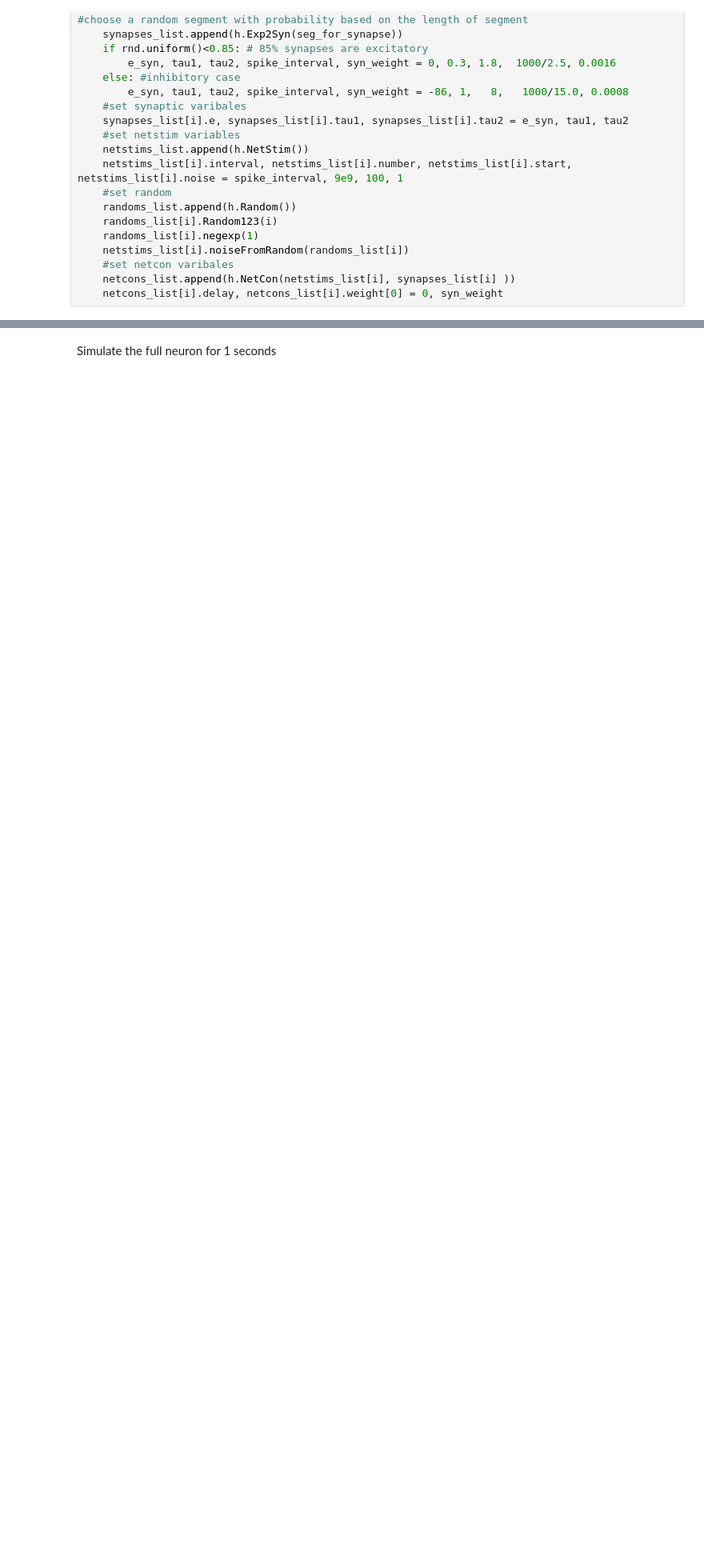
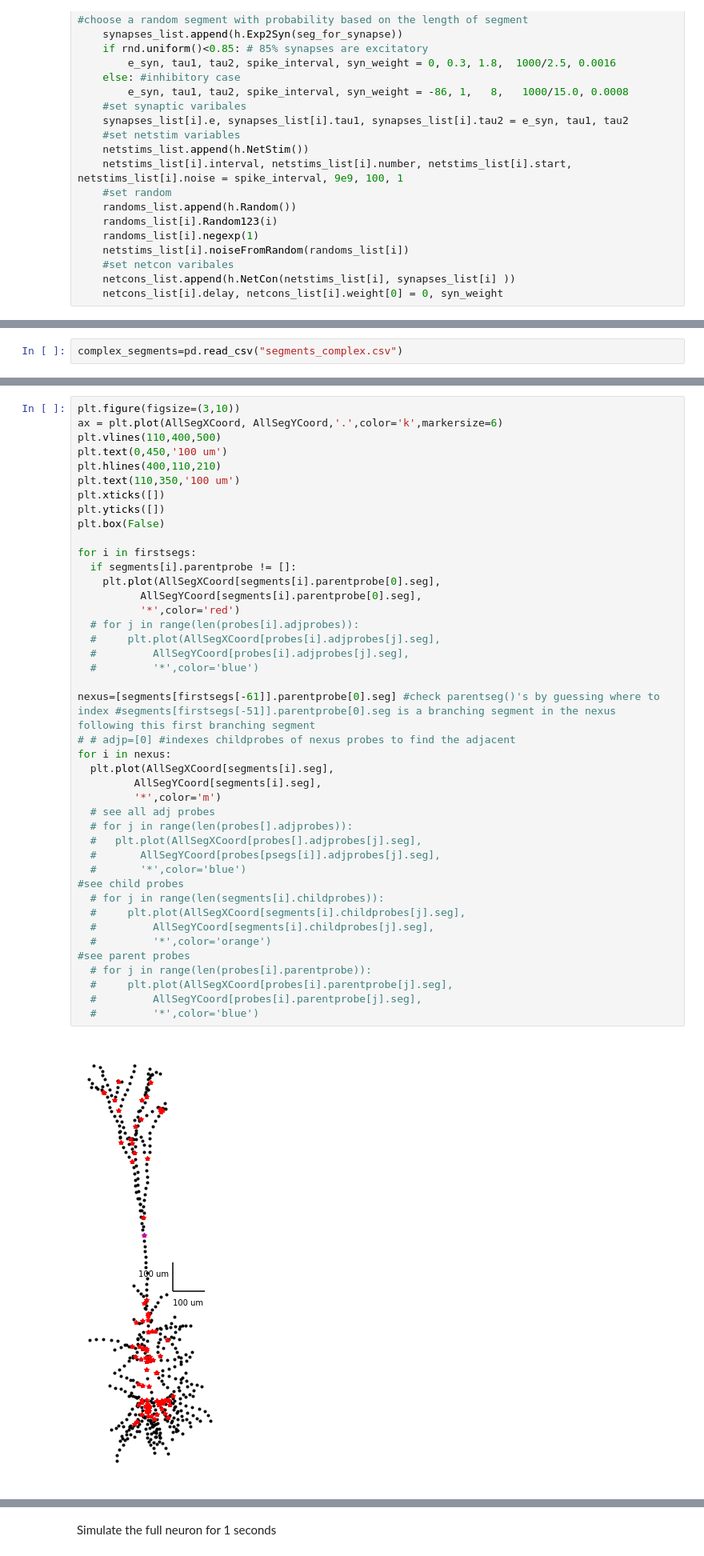
Before and after one commit to davidfague/Stylized-ReducedOrder-L5-Model, a Jupyter notebook: Create_NR_Geometry.ipynb, the cells around one changed output, grey strips where cells are left out. Shown at 80% size. Saved outputs shown, nothing was run; the diff lists cells and outputs as text; blank space fills up the shorter version.

```diff
--- a/Create_NR_Geometry.ipynb
+++ b/Create_NR_Geometry.ipynb
@@ -99,0 +592,2 @@ L5PCtemplate[0].dend[82](0.0714286)
+# %%
+complex_segments=pd.read_csv("segments_complex.csv")
@@ -99,0 +690,44 @@ L5PCtemplate[0].dend[82](0.0714286)
+# %%
+plt.figure(figsize=(3,10))
+ax = plt.plot(AllSegXCoord, AllSegYCoord,'.',color='k',markersize=6)
+plt.vlines(110,400,500)
+plt.text(0,450,'100 um')
+plt.hlines(400,110,210)
+plt.text(110,350,'100 um')
+plt.xticks([])
+plt.yticks([])
+plt.box(False)
+
+for i in firstsegs:
+  if segments[i].parentprobe != []:
+    plt.plot(AllSegXCoord[segments[i].parentprobe[0].seg],
+          AllSegYCoord[segments[i].parentprobe[0].seg],
+          '*',color='red')
+  # for j in range(len(probes[i].adjprobes)):
+  #     plt.plot(AllSegXCoord[probes[i].adjprobes[j].seg],
+  #         AllSegYCoord[probes[i].adjprobes[j].seg],
+  #         '*',color='blue')
+
+nexus=[segments[firstsegs[-61]].parentprobe[0].seg] #check parentseg()'s by guessing where to index #segments[firstsegs[-51]].parentprobe[0].seg is a branching segment in the nexus following this first branching segment
+# # adjp=[0] #indexes childprobes of nexus probes to find the adjacent
+for i in nexus:
+  plt.plot(AllSegXCoord[segments[i].seg],
+         AllSegYCoord[segments[i].seg],
+         '*',color='m')
+  # see all adj probes
+  # for j in range(len(probes[].adjprobes)):
+  #   plt.plot(AllSegXCoord[probes[].adjprobes[j].seg],
+  #       AllSegYCoord[probes[psegs[i]].adjprobes[j].seg],
+  #       '*',color='blue')
+#see child probes
+  # for j in range(len(segments[i].childprobes)):
+  #     plt.plot(AllSegXCoord[segments[i].childprobes[j].seg],
+  #         AllSegYCoord[segments[i].childprobes[j].seg],
+  #         '*',color='orange')
+#see parent probes
+  # for j in range(len(probes[i].parentprobe)):
+  #     plt.plot(AllSegXCoord[probes[i].parentprobe[j].seg],
+  #         AllSegYCoord[probes[i].parentprobe[j].seg],
+  #         '*',color='blue')
+# %% [output]
+[figure, added]
```
Also changed, not shown: parts of 45 cells of this notebook.
